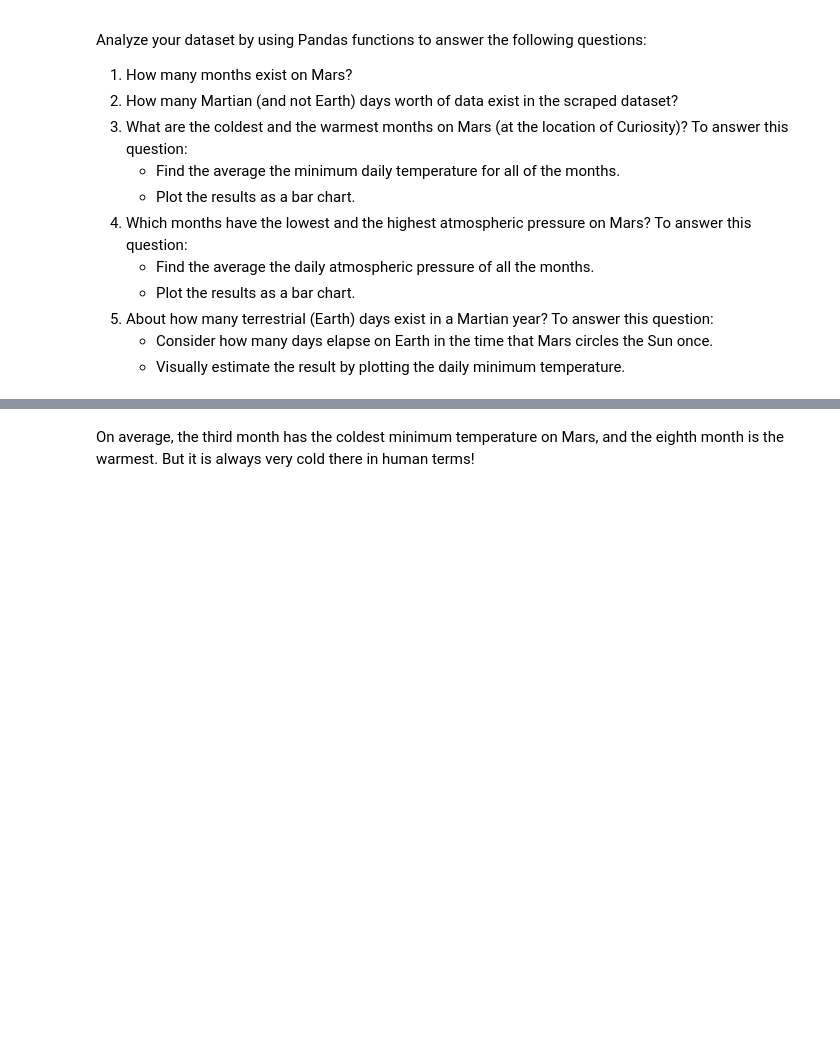
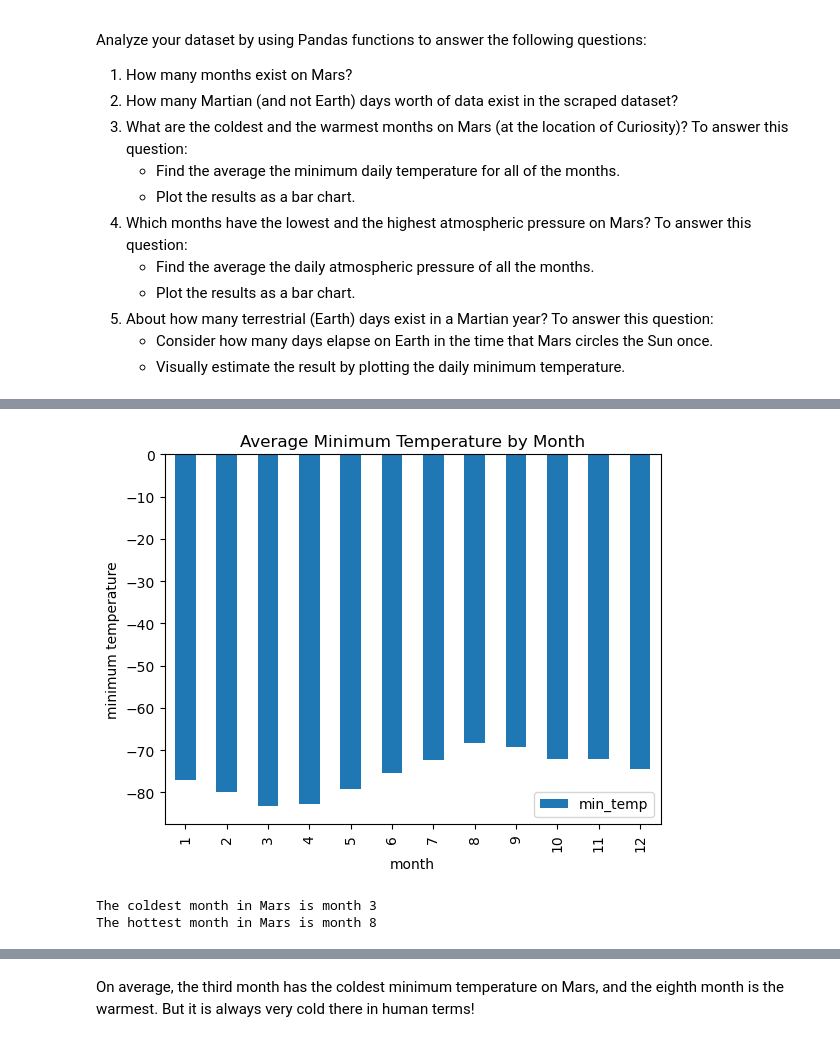
Before and after one commit to Geysha07/Module-11-Challenge, a Jupyter notebook: Starter_Code/part_2_mars_weather.ipynb, the cells around one changed output, grey strips where cells are left out. Drawn from its saved outputs; the diff is of its cells as text; code cells hidden in the pictures; blank space fills up the shorter version.

```diff
--- a/Starter_Code/part_2_mars_weather.ipynb
+++ b/Starter_Code/part_2_mars_weather.ipynb
@@ -168,2 +176,5 @@ Analyze your dataset by using Pandas functions to answer the following questions
 # %%
 # 3. What is the average low temperature by month?
+mars_df_grouped_by_month = mars_df.groupby('month').mean()
+avg_min_temps = mars_df_grouped_by_month['min_temp'].reset_index('month')
+avg_min_temps
@@ -174,2 +195,21 @@ Analyze your dataset by using Pandas functions to answer the following questions
+# %%
+# Plot the average temperature by month
+avg_min_temps.plot(x = 'month', y = 'min_temp', kind = 'bar')
+plt.title('Average Minimum Temperature by Month')
+plt.ylabel('minimum temperature')
+plt.show()
+# %% [output]
+[figure, added]
+# %%
+# Identify the coldest and hottest months in Curiosity's location
+coldest_mars_temp = avg_min_temps['min_temp'].min()
+coldest_mars_month = avg_min_temps.loc[avg_min_temps['min_temp']==coldest_mars_temp, 'month'].iloc[0]
+hottest_mars_temp = avg_min_temps['min_temp'].max()
+hottest_mars_month = avg_min_temps.loc[avg_min_temps['min_temp']==hottest_mars_temp, 'month'].iloc[0]
+print(f"The coldest month in Mars is month" ,coldest_mars_month)
+print(f"The hottest month in Mars is month" ,hottest_mars_month)
+# %% [output]
+The coldest month in Mars is month 3
+The hottest month in Mars is month 8
 # %%
 # 4. Average pressure by Martian month
```
Also changed, not shown: parts of 10 cells of this notebook, 1 other file.
